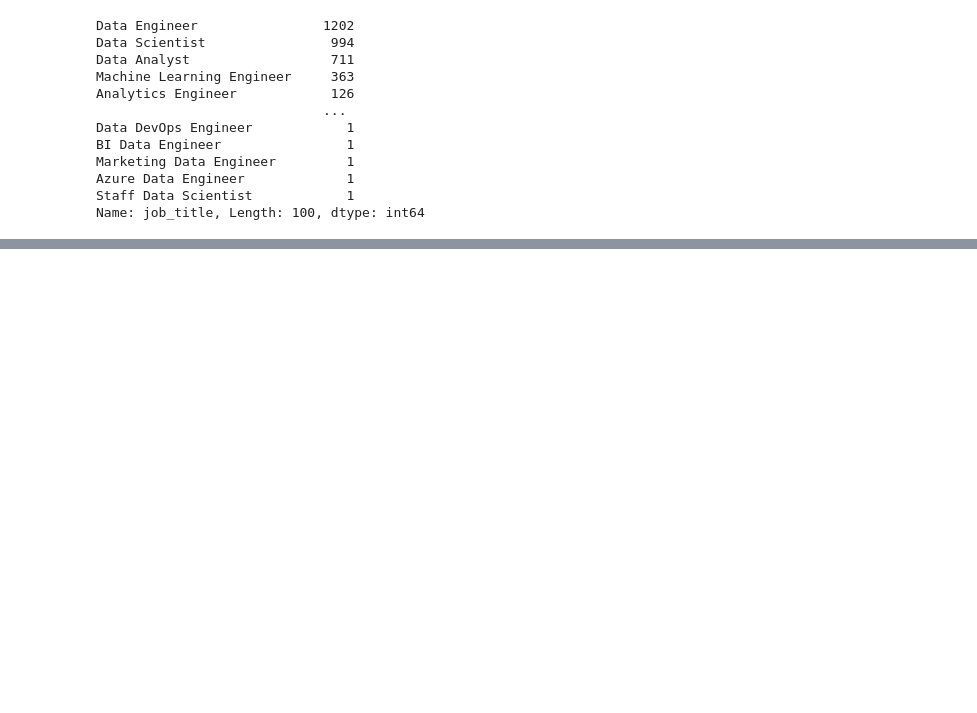
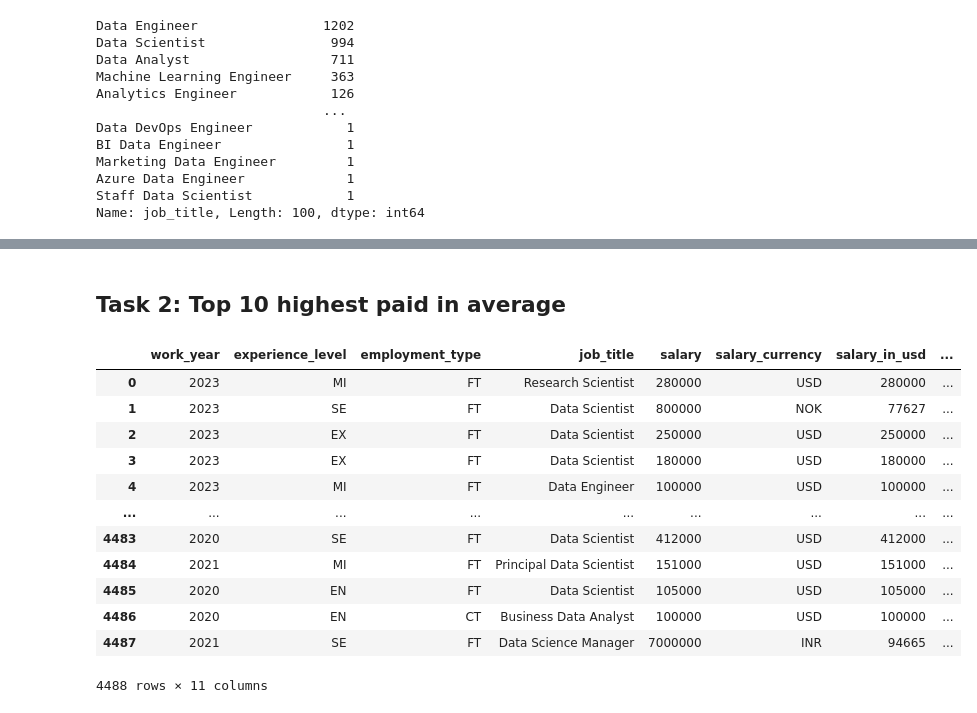
Before and after one commit to honhanbao/PowerBI-Python_Data-Science-Jobs-Salaries, a Jupyter notebook: salaries.ipynb, the cells around one changed output, grey strips where cells are left out. Drawn from its saved outputs; the diff is of its cells as text; code cells hidden in the pictures; blank space fills up the shorter version.

```diff
--- a/salaries.ipynb
+++ b/salaries.ipynb
@@ -171,0 +175,18 @@ df['job_title'].value_counts()[:10].plot(kind="barh")
+# %% [markdown]
+## Task 2: Top 10 highest paid in average
+# %%
+df
+# %% [output]
+|  | work_year | experience_level | employment_type | job_title | salary | salary_currency | salary_in_usd | ... |
+| 0 | 2023 | MI | FT | Research Scientist | 280000 | USD | 280000 | ... |
+| 1 | 2023 | SE | FT | Data Scientist | 800000 | NOK | 77627 | ... |
+| 2 | 2023 | EX | FT | Data Scientist | 250000 | USD | 250000 | ... |
+| 3 | 2023 | EX | FT | Data Scientist | 180000 | USD | 180000 | ... |
+| 4 | 2023 | MI | FT | Data Engineer | 100000 | USD | 100000 | ... |
+| ... | ... | ... | ... | ... | ... | ... | ... | ... |
+| 4483 | 2020 | SE | FT | Data Scientist | 412000 | USD | 412000 | ... |
+| 4484 | 2021 | MI | FT | Principal Data Scientist | 151000 | USD | 151000 | ... |
+| 4485 | 2020 | EN | FT | Data Scientist | 105000 | USD | 105000 | ... |
+| 4486 | 2020 | EN | CT | Business Data Analyst | 100000 | USD | 100000 | ... |
+| 4487 | 2021 | SE | FT | Data Science Manager | 7000000 | INR | 94665 | ... |
+4488 rows × 11 columns
```
Also changed, not shown: parts of 21 cells of this notebook, 3 other files.
